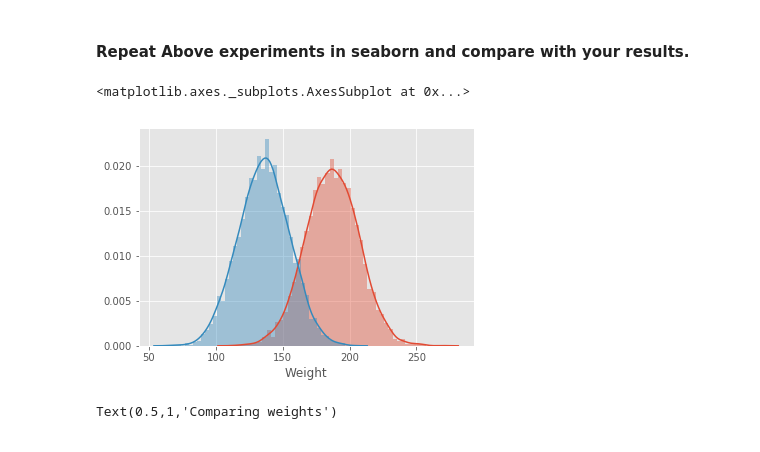
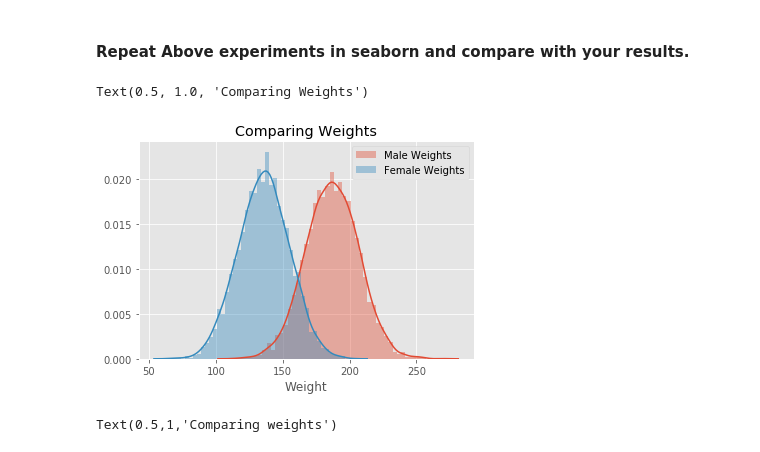
Before and after one commit to MsJacksonIYN/dsc-1-09-11-the-probability-density-function-lab-nyc-ds-career-031119, a Jupyter notebook: index.ipynb, the cells around one changed output. Saved outputs shown, nothing was run; the diff lists cells and outputs as text; code cells hidden in the pictures.

```diff
--- a/index.ipynb
+++ b/index.ipynb
@@ -170,10 +170,11 @@ import seaborn as sns
 # %%
 sns.distplot(male_df['Weight'], kde=True,label="Male Weights")
 sns.distplot(female_df['Weight'], kde=True,label="Female Weights")
 plt.legend()
+plt.title('Comparing Weights')
 # %% [output]
-<matplotlib.axes._subplots.AxesSubplot at 0x...>
+Text(0.5, 1.0, 'Comparing Weights')
-[figure, old version]
+[figure, new version]
 # %%
 # %% [output]
 Text(0.5,1,'Comparing weights')
```
